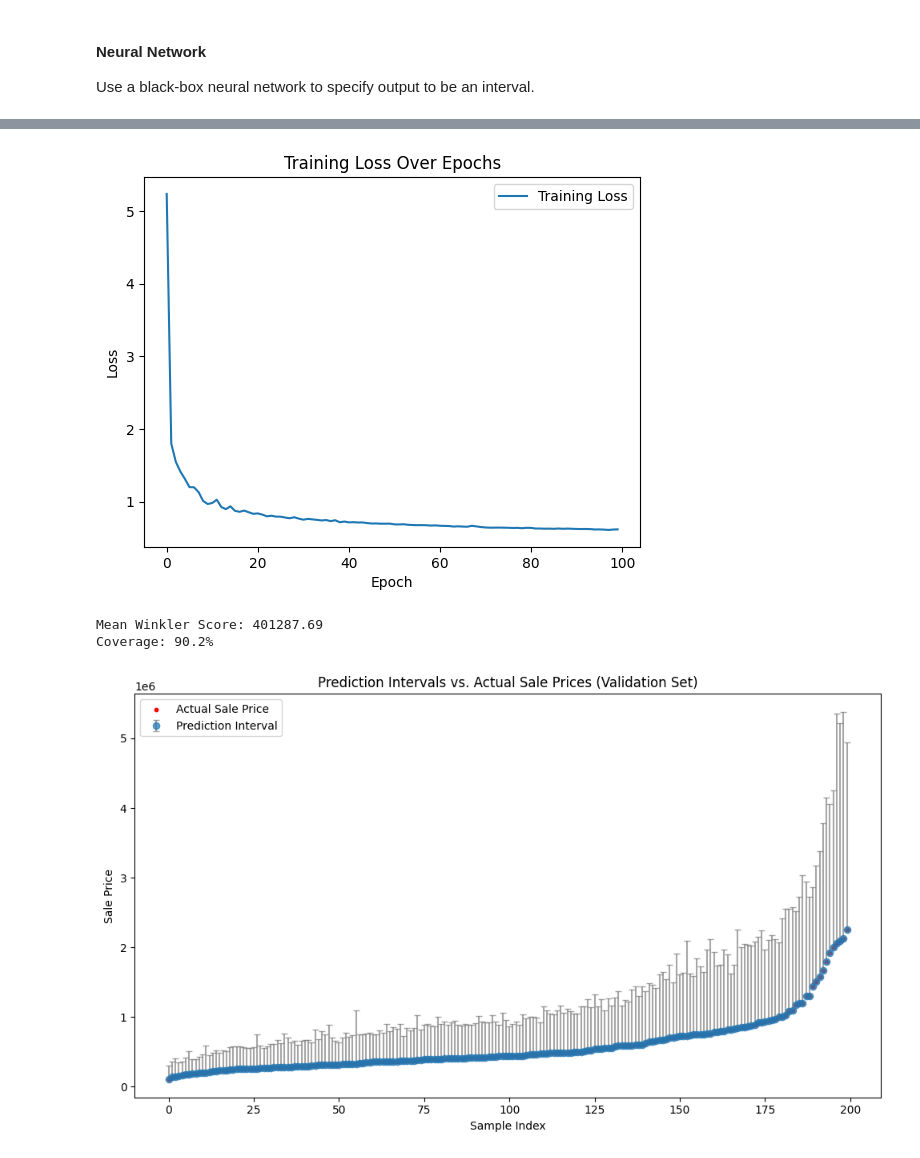
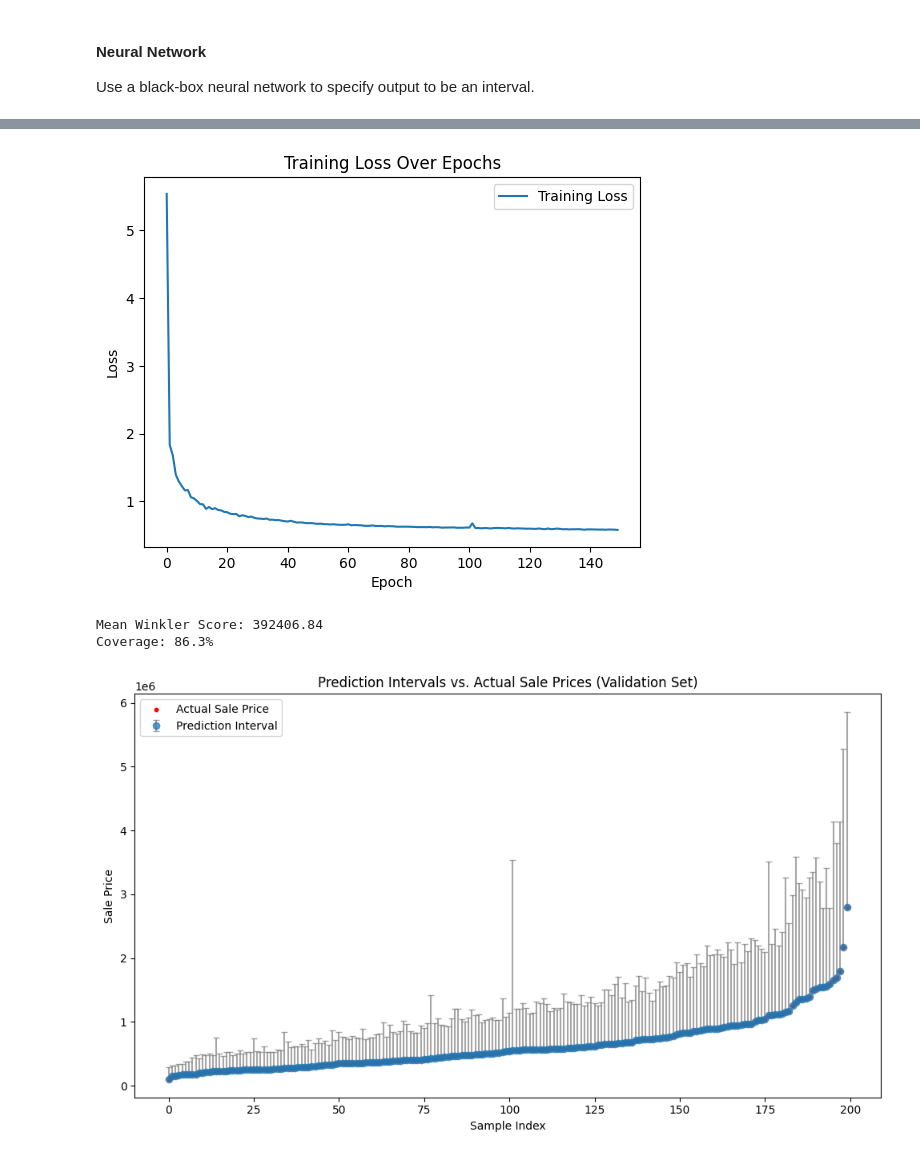
Before and after one commit to sgracia19/sgracia19.github.io, a Jupyter notebook: projects/Kaggle_Competitions/House_Price_Intervals/Price_Interval_Prediction.ipynb, the cells around one changed output, grey strips where cells are left out. Drawn from its saved outputs; the diff is of its cells as text; code cells hidden in the pictures.

```diff
--- a/projects/Kaggle_Competitions/House_Price_Intervals/Price_Interval_Prediction.ipynb
+++ b/projects/Kaggle_Competitions/House_Price_Intervals/Price_Interval_Prediction.ipynb
@@ -236,7 +236,7 @@ train_dataset = TensorDataset(X_train_tensor, y_train_tensor)
 train_loader = DataLoader(train_dataset, batch_size=128, shuffle=True)
 
 
-n_epochs = 100
+n_epochs = 150
 losses = []
 # Training loop
 for epoch in range(n_epochs):
@@ -282,4 +287,4 @@ Epoch 90: Train Loss=0.63, Val Loss=0.66
-[figure, old version]
+[figure, new version]
 # %%
 # Generate predictions on the test set
 model.eval()
@@ -385,9 +390,9 @@ plt.legend()
 plt.tight_layout()
 plt.show()
 # %% [output]
-Mean Winkler Score: 401287.69
-Coverage: 90.2%
+Mean Winkler Score: 392406.84
+Coverage: 86.3%
-[figure, old version]
+[figure, new version]
 # %%
 # Distribution of prediction interval widths
 interval_widths = y_val_pred["pi_upper"] - y_val_pred["pi_lower"]
```
Also changed, not shown: parts of 3 cells of this notebook.
